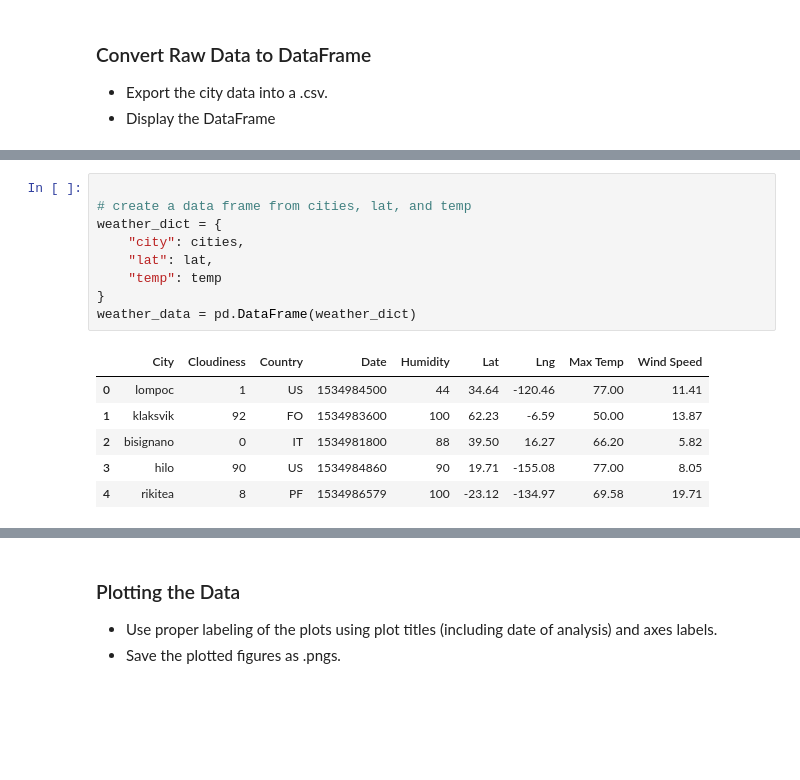
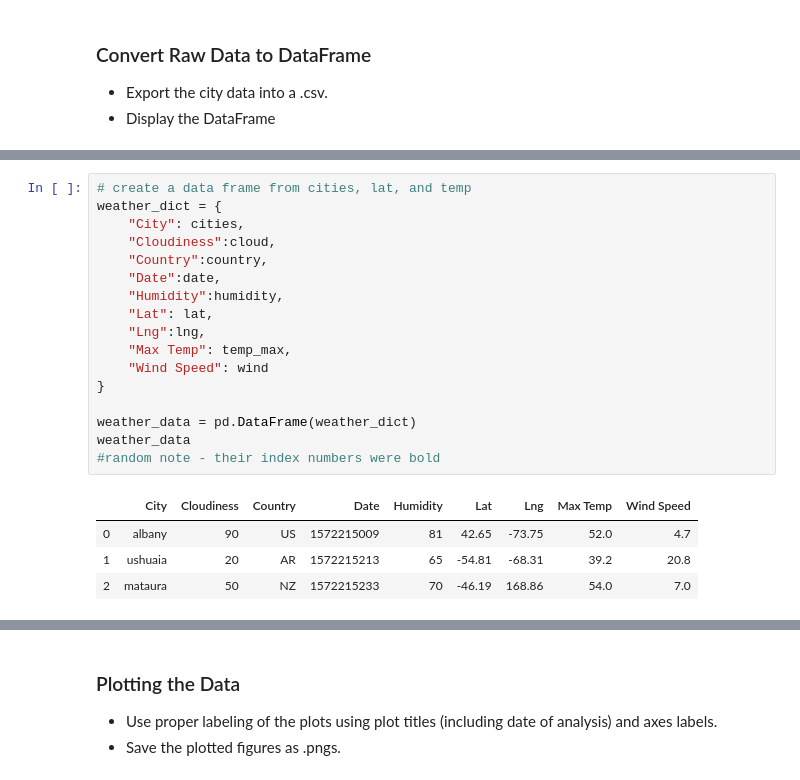
Before and after one commit to scottinsactown/Python-API-Worldwide-Weather, a Jupyter notebook: Weatherpy/WeatherPy.ipynb, the cells around one changed output, grey strips where cells are left out. Cells and saved outputs as stored; diff of their text form; blank space fills up the shorter version.

```diff
--- a/Weatherpy/WeatherPy.ipynb
+++ b/Weatherpy/WeatherPy.ipynb
@@ -159,16 +145,22 @@ dtype: int64
 # %%
-
 # create a data frame from cities, lat, and temp
 weather_dict = {
-    "city": cities,
-    "lat": lat,
-    "temp": temp
+    "City": cities,
+    "Cloudiness":cloud,
+    "Country":country,
+    "Date":date,
+    "Humidity":humidity,
+    "Lat": lat,
+    "Lng":lng,
+    "Max Temp": temp_max,
+    "Wind Speed": wind
 }
+
 weather_data = pd.DataFrame(weather_dict)
+weather_data
+#random note - their index numbers were bold
 # %% [output]
 |  | City | Cloudiness | Country | Date | Humidity | Lat | Lng | Max Temp | Wind Speed |
-| 0 | lompoc | 1 | US | 1534984500 | 44 | 34.64 | -120.46 | 77.00 | 11.41 |
-| 1 | klaksvik | 92 | FO | 1534983600 | 100 | 62.23 | -6.59 | 50.00 | 13.87 |
-| 2 | bisignano | 0 | IT | 1534981800 | 88 | 39.50 | 16.27 | 66.20 | 5.82 |
-| 3 | hilo | 90 | US | 1534984860 | 90 | 19.71 | -155.08 | 77.00 | 8.05 |
-| 4 | rikitea | 8 | PF | 1534986579 | 100 | -23.12 | -134.97 | 69.58 | 19.71 |
+| 0 | albany | 90 | US | 1572215009 | 81 | 42.65 | -73.75 | 52.0 | 4.7 |
+| 1 | ushuaia | 20 | AR | 1572215213 | 65 | -54.81 | -68.31 | 39.2 | 20.8 |
+| 2 | mataura | 50 | NZ | 1572215233 | 70 | -46.19 | 168.86 | 54.0 | 7.0 |
```
Also changed, not shown: parts of 2 cells of this notebook.
